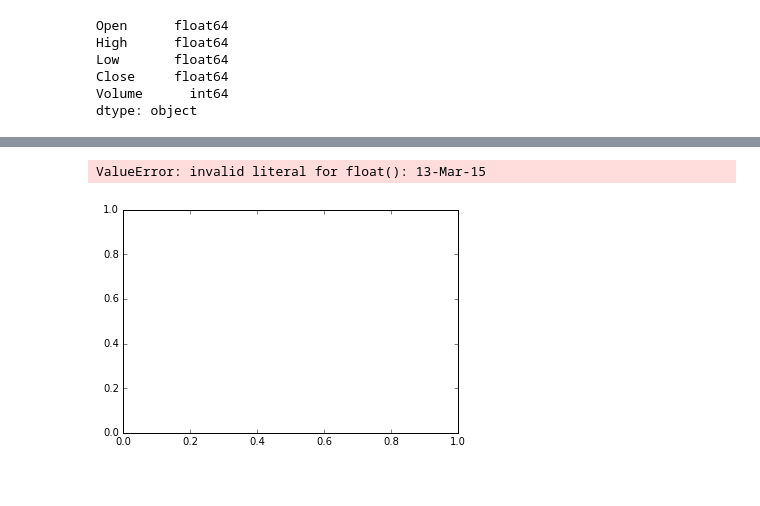
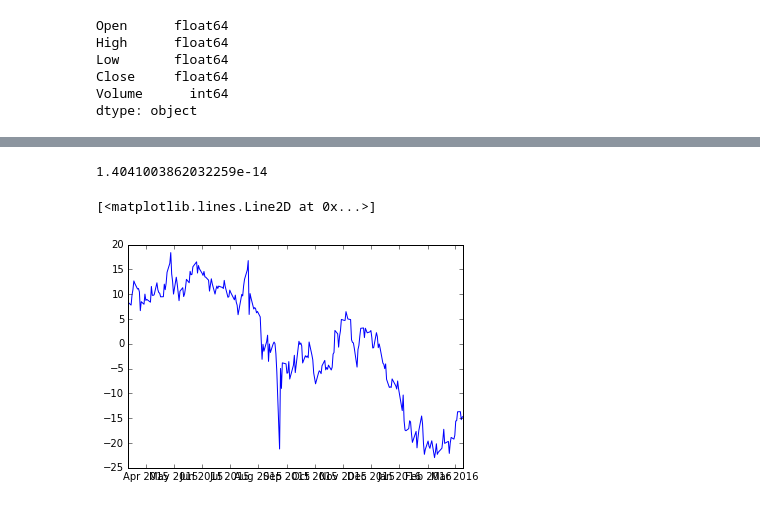
Before and after one commit to YangYanyan1020/bigdata_analytics, a Jupyter notebook: hw2/stock_prediction.ipynb, the cells around one changed output, grey strips where cells are left out. Saved outputs shown, nothing was run; the diff lists cells and outputs as text; code cells hidden in the pictures.

```diff
--- a/hw2/stock_prediction.ipynb
+++ b/hw2/stock_prediction.ipynb
@@ -258,5 +265,13 @@ Name: Open, dtype: float64
+# %%
+mean_price = prices.mean()
+stationary_prices = prices - mean_price
+# wow, just subtracting the mean totally centered the data
+# %%
+stationary_prices.mean()
+# %% [output]
+1.4041003862032259e-14
 # %%
-plt.plot(prices)
+plt.plot(stationary_prices)
 # %% [output]
-ValueError: invalid literal for float(): 13-Mar-15
+[<matplotlib.lines.Line2D at 0x...>]
-[figure, old version]
+[figure, new version]
```
Also changed, not shown: parts of 3 cells of this notebook, 6 other files.
